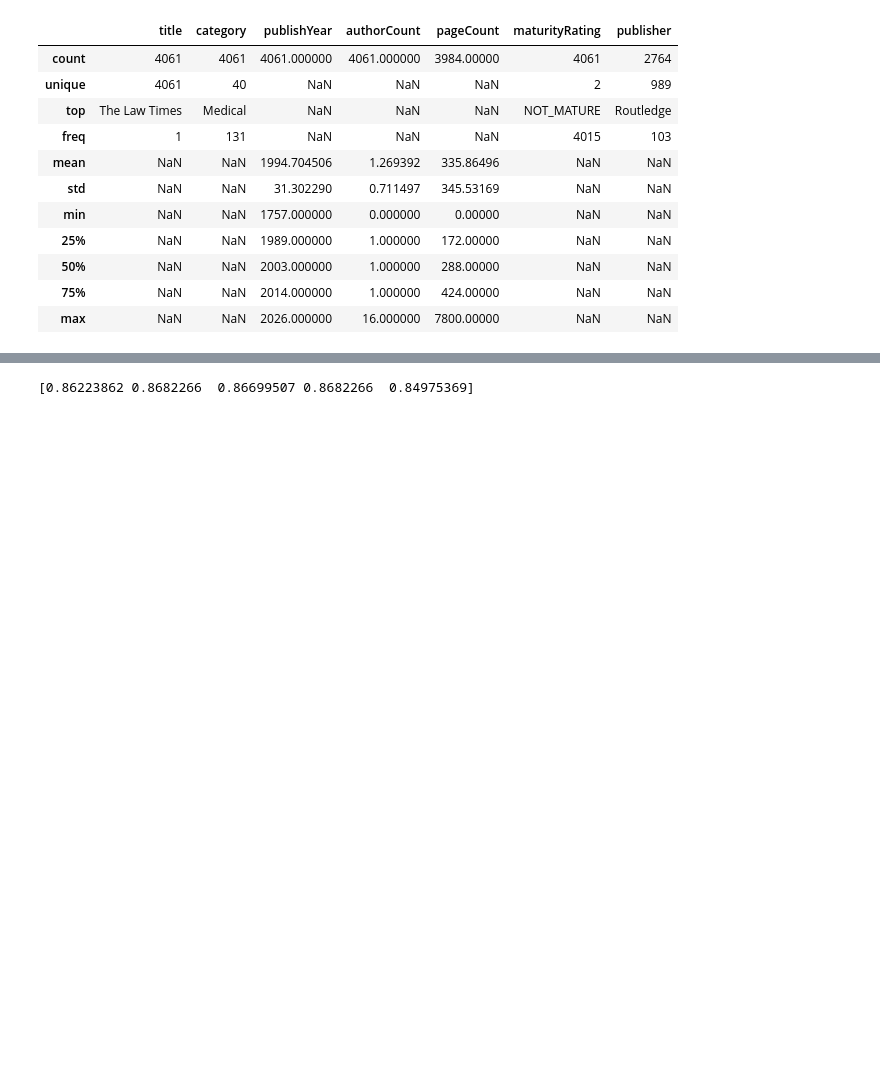
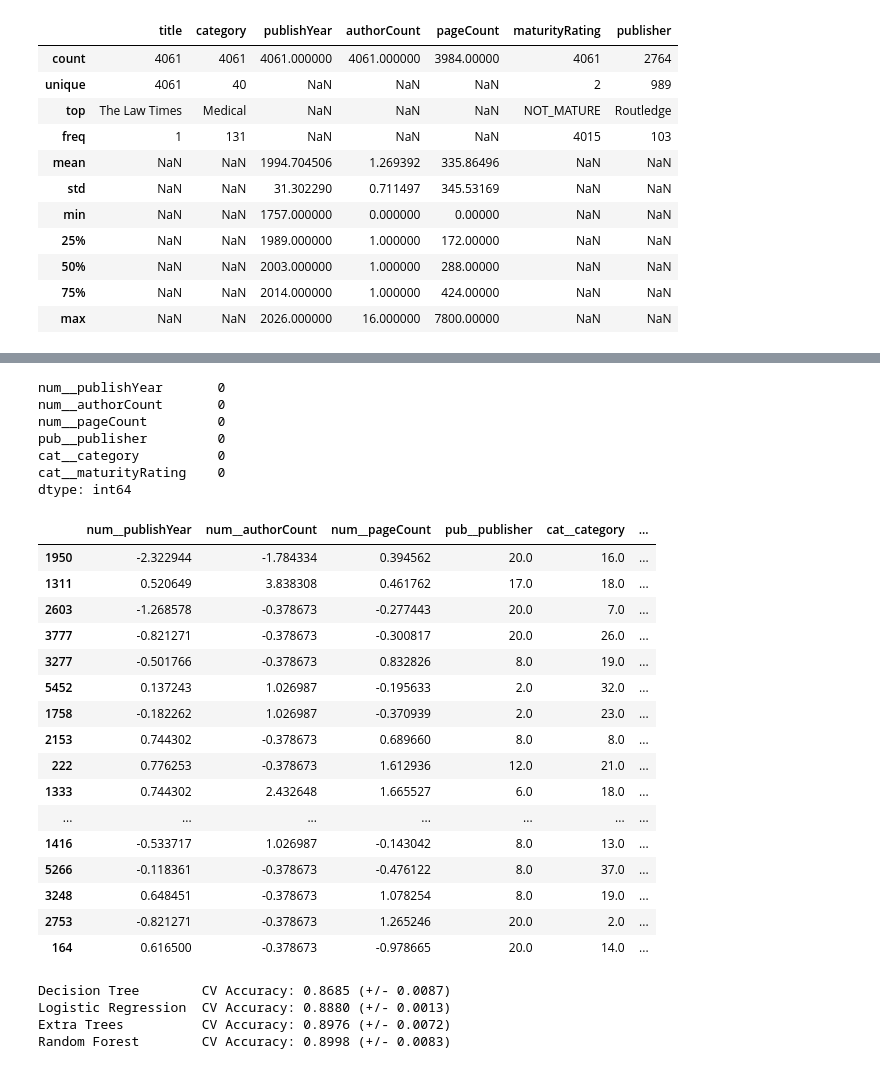
Before and after one commit to Zain1958/dtree-books, a Jupyter notebook: notebooks/data_training.ipynb, the cells around one changed output, grey strips where cells are left out. Drawn from its saved outputs; the diff is of its cells as text; code cells hidden in the pictures; blank space fills up the shorter version.

Commit message:
refactor: modify pipeline to include certain data preparation steps such as the transformation of the publisher variable

```diff
--- a/notebooks/data_training.ipynb
+++ b/notebooks/data_training.ipynb
@@ -211,7 +211,10 @@ from sklearn.impute import SimpleImputer
 
 books_num = books_cleaner[["publishYear","authorCount", "pageCount"]]
 books_cat = books_cleaner.drop(columns=["title", "publishYear","authorCount", "pageCount"])
-
+'''
 mask = (~books_cat["publisher"].isin(top_publishers)) & (books_cat["publisher"].notna())
 books_cat.loc[mask, "publisher"] = "Other"
+books_cleaner.loc[mask, "publisher"] = "Other"
+books_cleaner.head(20)
+'''
 # %% [output]
@@ -243,11 +295,58 @@ full_pipeline = ColumnTransformer([
 
 books_prepared = full_pipeline.fit_transform(books_cleaner)
-# %%
-from sklearn.tree import DecisionTreeClassifier
-from sklearn.model_selection import cross_val_score
-
-tree_clf = DecisionTreeClassifier(max_depth=None,random_state=42)
-tree_scores = cross_val_score(tree_clf, books_prepared, y_train, scoring="accuracy")
-print(tree_scores)
-# %% [output]
-[0.86223862 0.8682266  0.86699507 0.8682266  0.84975369]
+# %%
+books_prepared_df = pd.DataFrame(
+    books_prepared,
+    columns=full_pipeline.get_feature_names_out(),
+    index=books_cleaner.index
+)
+
+# 2. Check the number of null values per column
+print(books_prepared_df.isna().sum())
+books_prepared_df.head(20)
+# %% [output]
+num__publishYear       0
+num__authorCount       0
+num__pageCount         0
+pub__publisher         0
+cat__category          0
+cat__maturityRating    0
+dtype: int64
+|  | num__publishYear | num__authorCount | num__pageCount | pub__publisher | cat__category | ... |
+| 1950 | -2.322944 | -1.784334 | 0.394562 | 20.0 | 16.0 | ... |
+| 1311 | 0.520649 | 3.838308 | 0.461762 | 17.0 | 18.0 | ... |
+| 2603 | -1.268578 | -0.378673 | -0.277443 | 20.0 | 7.0 | ... |
+| 3777 | -0.821271 | -0.378673 | -0.300817 | 20.0 | 26.0 | ... |
+| 3277 | -0.501766 | -0.378673 | 0.832826 | 8.0 | 19.0 | ... |
+| 5452 | 0.137243 | 1.026987 | -0.195633 | 2.0 | 32.0 | ... |
+| 1758 | -0.182262 | 1.026987 | -0.370939 | 2.0 | 23.0 | ... |
+| 2153 | 0.744302 | -0.378673 | 0.689660 | 8.0 | 8.0 | ... |
+| 222 | 0.776253 | -0.378673 | 1.612936 | 12.0 | 21.0 | ... |
+| 1333 | 0.744302 | 2.432648 | 1.665527 | 6.0 | 18.0 | ... |
+| ... | ... | ... | ... | ... | ... | ... |
+| 1416 | -0.533717 | 1.026987 | -0.143042 | 8.0 | 13.0 | ... |
+| 5266 | -0.118361 | -0.378673 | -0.476122 | 8.0 | 37.0 | ... |
+| 3248 | 0.648451 | -0.378673 | 1.078254 | 8.0 | 19.0 | ... |
+| 2753 | -0.821271 | -0.378673 | 1.265246 | 20.0 | 2.0 | ... |
+| 164 | 0.616500 | -0.378673 | -0.978665 | 20.0 | 14.0 | ... |
+# %%
+from sklearn.ensemble import RandomForestClassifier, ExtraTreesClassifier
+from sklearn.linear_model import LogisticRegression
+from sklearn.model_selection import cross_val_score
+
+models = {
+    "Decision Tree": DecisionTreeClassifier(random_state=42),
+    "Logistic Regression": LogisticRegression(max_iter=1000, random_state=42),
+    "Extra Trees": ExtraTreesClassifier(random_state=42),
+    "Random Forest": RandomForestClassifier(random_state=42)
+}
+
+
+for name, model in models.items():
+    scores = cross_val_score(model, books_prepared, y_train, scoring="accuracy", cv=5)
+    print(f"{name:20} CV Accuracy: {scores.mean():.4f} (+/- {scores.std():.4f})")
+# %% [output]
+Decision Tree        CV Accuracy: 0.8685 (+/- 0.0087)
+Logistic Regression  CV Accuracy: 0.8880 (+/- 0.0013)
+Extra Trees          CV Accuracy: 0.8976 (+/- 0.0072)
+Random Forest        CV Accuracy: 0.8998 (+/- 0.0083)
```
Also changed, not shown: parts of 9 cells of this notebook.
